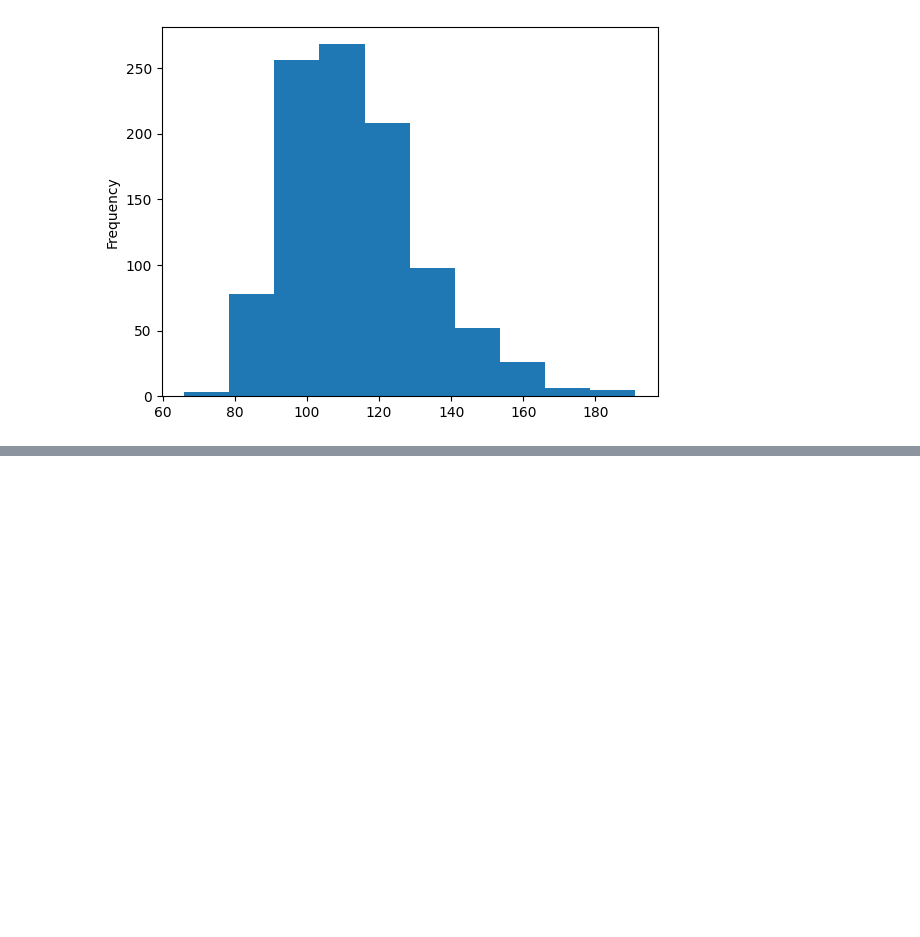
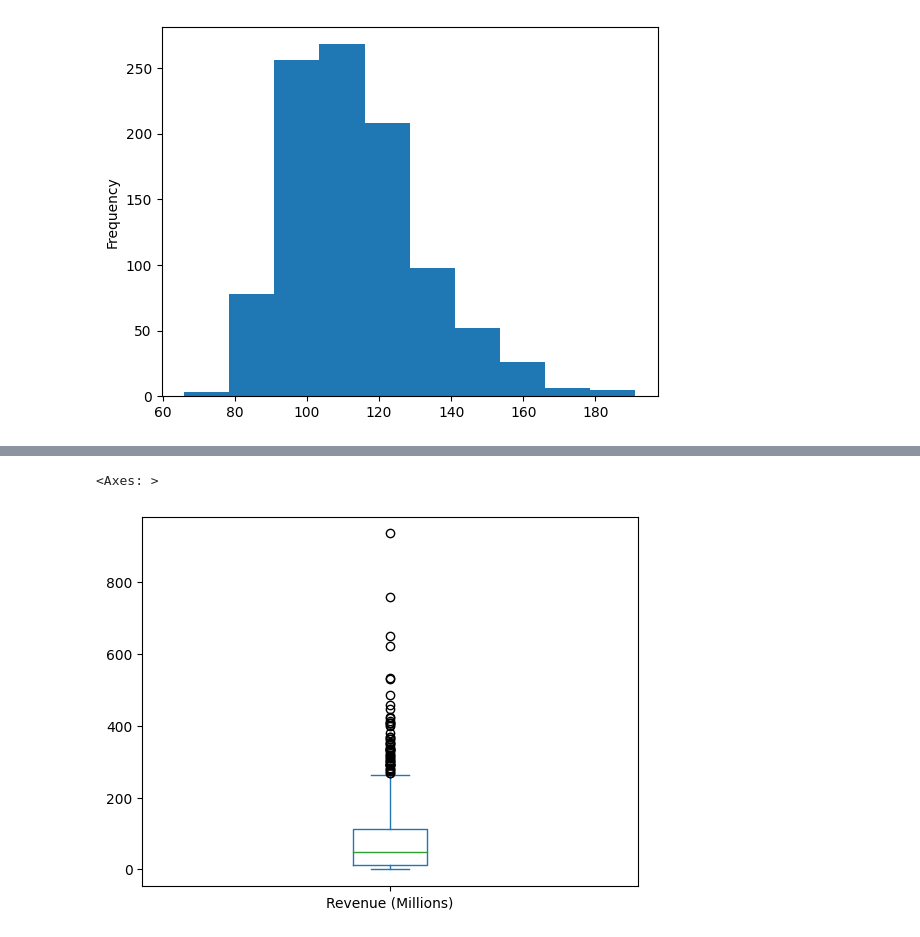
Before and after one commit to Naitikpareek123/Naitikpareek123, a Jupyter notebook: python/project3/test.ipynb, the cells around one changed output, grey strips where cells are left out. Saved outputs shown, nothing was run; the diff lists cells and outputs as text; code cells hidden in the pictures; blank space fills up the shorter version.

```diff
--- a/python/project3/test.ipynb
+++ b/python/project3/test.ipynb
@@ -233,0 +239,5 @@ data.plot(x='Runtime (Minutes)',  y='Revenue (Millions)')
+# %%
+data.plot(kind='box',x='Runtime (Minutes)',  y='Revenue (Millions)')
+# %% [output]
+<Axes: >
+[figure, added]
```
Also changed, not shown: parts of 9 cells of this notebook.
